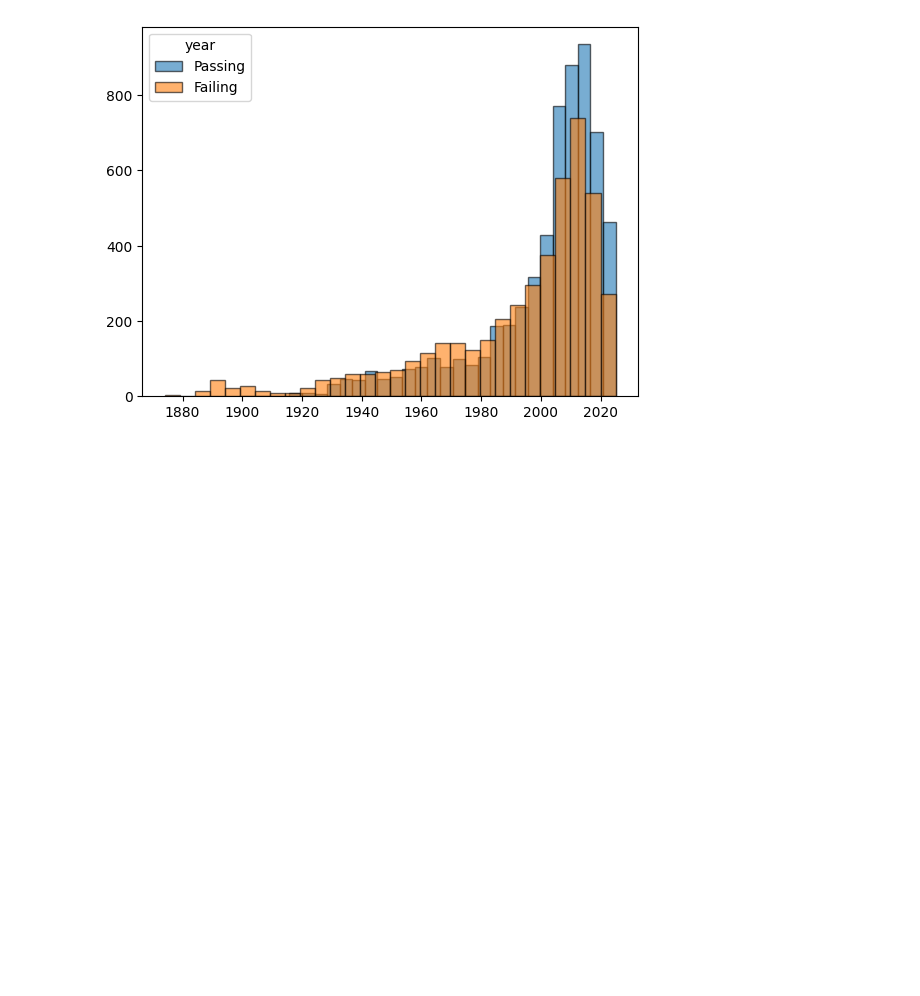
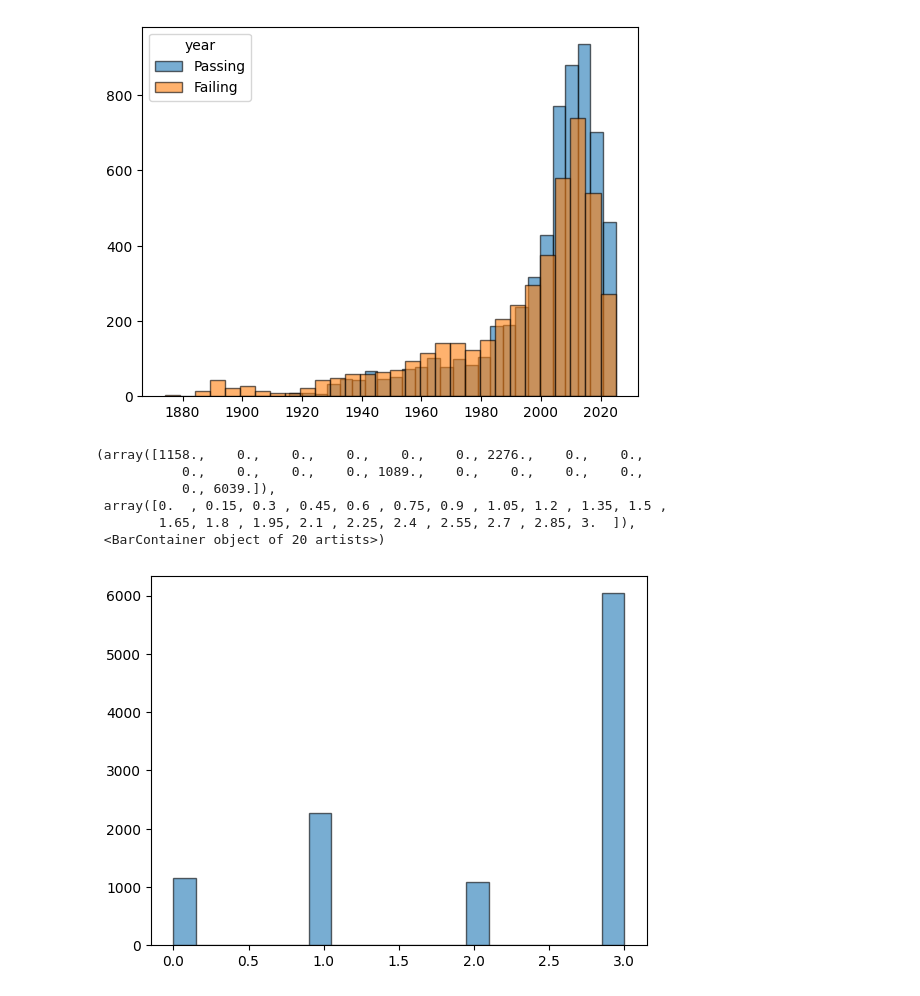
Before and after one commit to hahnspena102/movie-bechdel-test-classifier, a Jupyter notebook: eda/eda.ipynb, the cells around one changed output. Drawn from its saved outputs; the diff is of its cells as text; code cells hidden in the pictures; blank space fills up the shorter version.

Commit message:
rating graph

```diff
--- a/eda/eda.ipynb
+++ b/eda/eda.ipynb
@@ -416,3 +416,13 @@ plt.legend(title='year')
 # %% [output]
 <matplotlib.legend.Legend at 0x...>
 [figure]
+# %%
+plt.hist(bech_ratings['bechdel_rating'], bins=20, alpha=0.6, edgecolor='black', label='Passing')
+# %% [output]
+(array([1158.,    0.,    0.,    0.,    0.,    0., 2276.,    0.,    0.,
+           0.,    0.,    0.,    0., 1089.,    0.,    0.,    0.,    0.,
+           0., 6039.]),
+ array([0.  , 0.15, 0.3 , 0.45, 0.6 , 0.75, 0.9 , 1.05, 1.2 , 1.35, 1.5 ,
+        1.65, 1.8 , 1.95, 2.1 , 2.25, 2.4 , 2.55, 2.7 , 2.85, 3.  ]),
+ <BarContainer object of 20 artists>)
+[figure, added]
```
